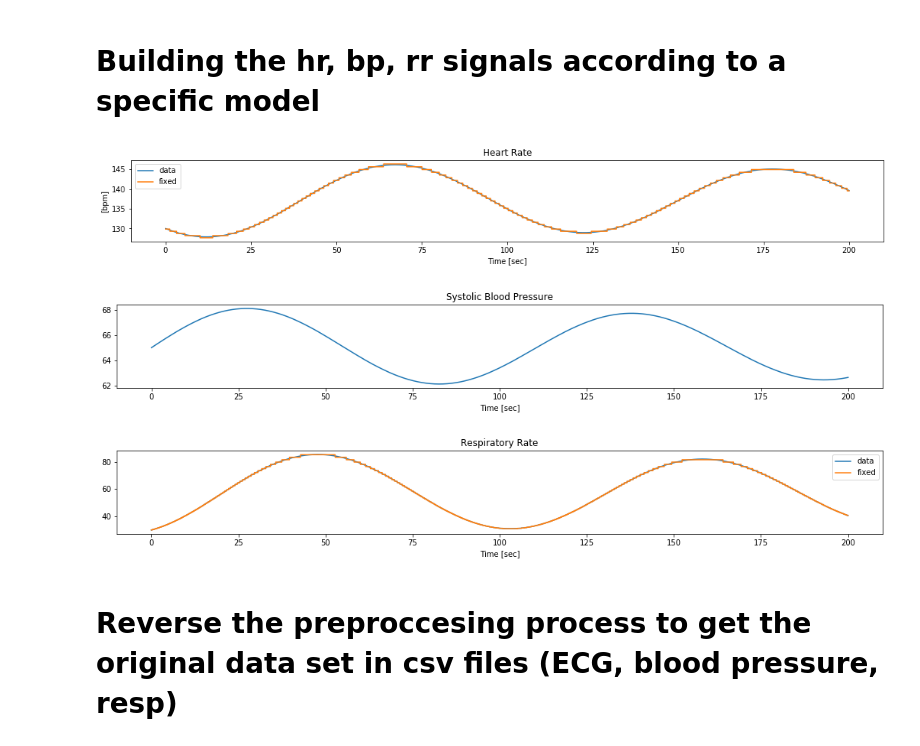
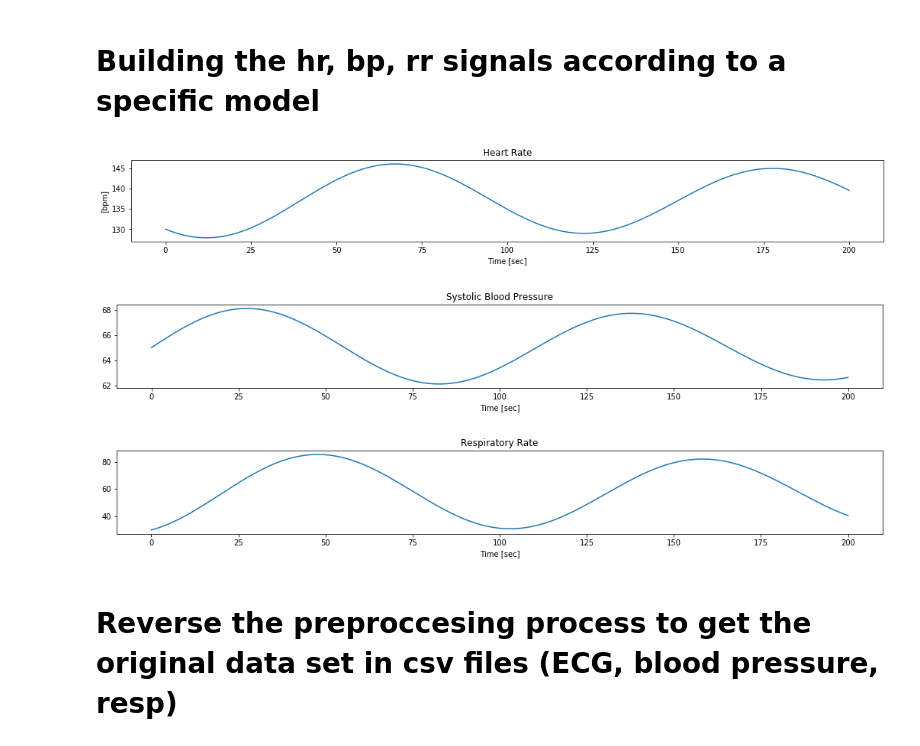
Before and after one commit to aliabufoul/SLDS, a Jupyter notebook: simulator.ipynb, the cells around one changed output. Saved outputs shown, nothing was run; the diff lists cells and outputs as text; code cells hidden in the pictures.

```diff
--- a/simulator.ipynb
+++ b/simulator.ipynb
@@ -25,6 +3,5 @@ def rr_fix(rr):
 # %%
 %run configuration.ipynb
-%run heart-rate.ipynb
 %run linear-regression.ipynb
 
 # build a model (the period itself doesn't matter)
@@ -36,43 +13,36 @@ model = find_T(train_start, train_end, None, 1)
 data = np.array([[130],[65],[30]]) # hr[1]=130, bp[1]=65, rr[1]=30
 last_coloumn_data = data
 for i in range(200000):
     last_coloumn_data = np.dot(model.T, last_coloumn_data)
     data = np.hstack((data,last_coloumn_data))
 
 hr = data[0]
 bp = data[1]
 rr = data[2]
 time = np.arange(0,len(hr)/F,1/F)
 
-hr_fixed = hr_fix(hr)
-rr_fixed = rr_fix(rr)
-
 plt.figure(figsize=(FIG_WIDTH, FIG_HEIGHT))
 plt.plot(time,hr)
-plt.plot(time,hr_fixed)
 plt.title('Heart Rate')
 plt.xlabel('Time [sec]')
 plt.ylabel('[bpm]')
-plt.legend(['data', 'fixed'], loc='best')
 plt.show()
 
 plt.figure(figsize=(FIG_WIDTH, FIG_HEIGHT))
 plt.plot(time,bp)
 plt.title('Systolic Blood Pressure')
 plt.xlabel('Time [sec]')
 plt.show()
 
 plt.figure(figsize=(FIG_WIDTH, FIG_HEIGHT))
 plt.plot(time,rr)
-plt.plot(time,rr_fixed)
 plt.title('Respiratory Rate')
 plt.xlabel('Time [sec]')
-plt.legend(['data', 'fixed'], loc='best')
 plt.show()
 # %% [output]
-[figure, old version]
+[figure, new version]
 [figure]
-[figure, old version]
+[figure, new version]
 # %% [markdown]
 # Reverse the preproccesing process to get the original data set in csv files (ECG, blood pressure, resp)
 # %%
```
Also changed, not shown: parts of 2 cells of this notebook, 3 other files.
